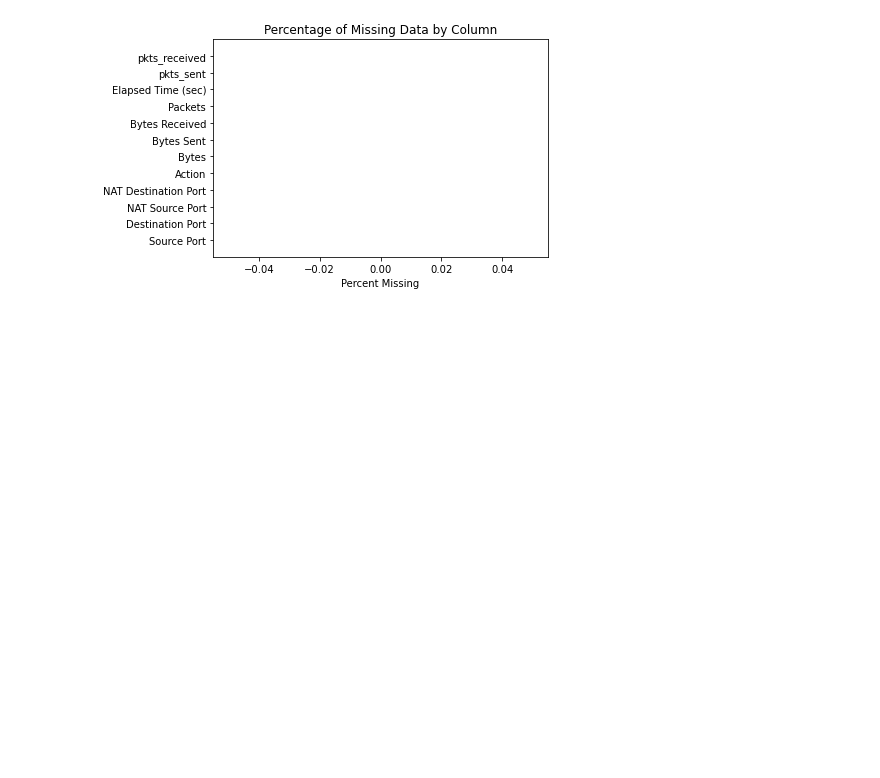
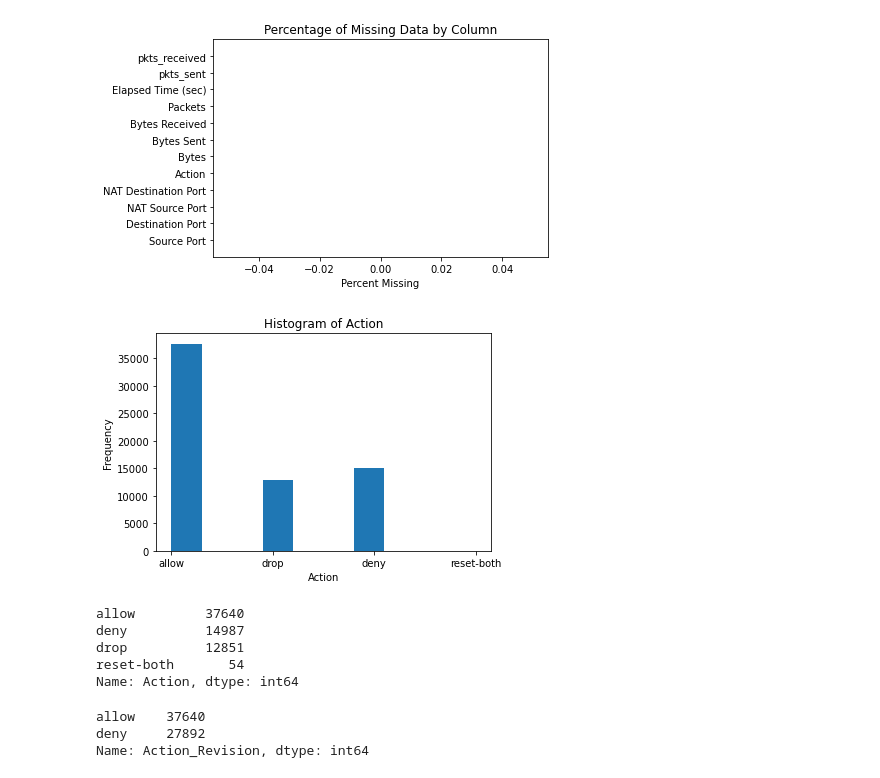
Before and after one commit to dk28yip/MSDS7333, a Jupyter notebook: Case Study 5.ipynb, the cells around one changed output. Drawn from its saved outputs; the diff is of its cells as text; code cells hidden in the pictures; blank space fills up the shorter version.

Commit message:
Add files via upload
added percent missing, consildated response values in action. Next step, scale  data, split data 75/25, svm model

```diff
--- a/Case Study 5.ipynb
+++ b/Case Study 5.ipynb
@@ -79,3 +80,20 @@ plt.show()
 [figure]
 # %%
 ## no missing data. Good
+# %%
+## the response variable is action graph to look at our actions
+plt.hist(df['Action'])
+plt.xlabel('Action')
+plt.ylabel('Frequency')
+plt.title('Histogram of Action')
+plt.show()
+# %% [output]
+[figure, added]
+# %%
+df['Action'].value_counts(normalize=False)
+# %% [output]
+allow         37640
+deny          14987
+drop          12851
+reset-both       54
+Name: Action, dtype: int64
@@ -81,0 +111,6 @@ plt.show()
+# %%
+df['Action_Revision'].value_counts(normalize=False)
+# %% [output]
+allow    37640
+deny     27892
+Name: Action_Revision, dtype: int64
```
Also changed, not shown: parts of 5 cells of this notebook.
